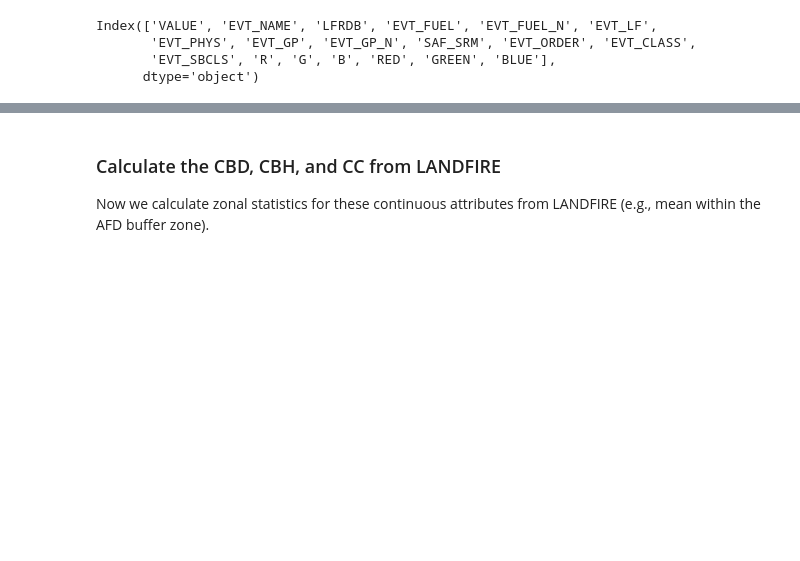
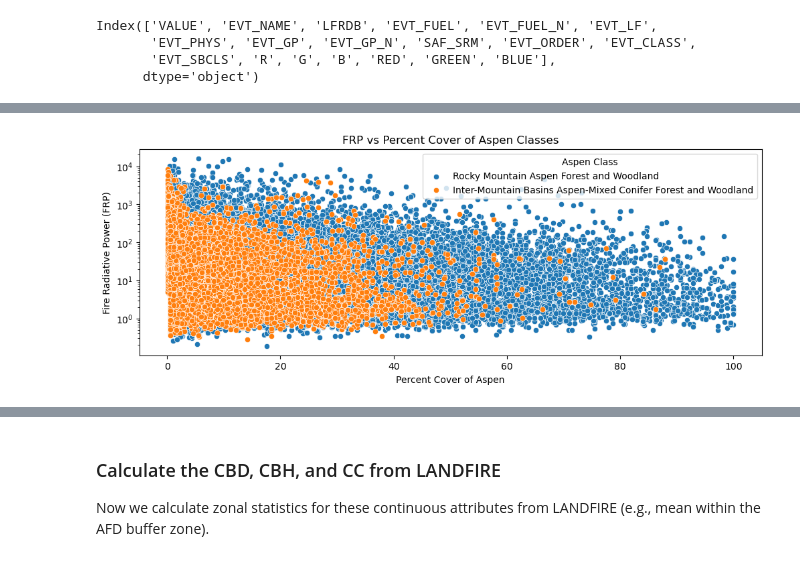
Before and after one commit to natshoff/aspen-fire-fork, a Jupyter notebook: Aim2/code/Python/04afd-landcover-biophys.ipynb, the cells around one changed output, grey strips where cells are left out. Saved outputs shown, nothing was run; the diff lists cells and outputs as text; code cells hidden in the pictures; blank space fills up the shorter version.

```diff
--- a/Aim2/code/Python/04afd-landcover-biophys.ipynb
+++ b/Aim2/code/Python/04afd-landcover-biophys.ipynb
@@ -153,0 +240,23 @@ There are 18 EVT_PHYS categories.
+# %%
+plt.figure(figsize=(12, 4))
+
+frp_plots_aspen_ = frp_evt_srm_aspen[frp_evt_srm_aspen['FRP'] > 0]
+
+for aspen_class in aspen_classes:
+    subset = frp_plots_aspen_[frp_plots_aspen_['EVT_NAME'] == aspen_class]
+    sns.scatterplot(x='pct_cover', y='FRP', data=subset, label=aspen_class)
+
+plt.yscale('log')
+
+plt.title('FRP vs Percent Cover of Aspen Classes')
+plt.xlabel('Percent Cover of Aspen')
+plt.ylabel('Fire Radiative Power (FRP)')
+plt.legend(title='Aspen Class')
+
+# plt.savefig(os.path.join(maindir,'aspen-fire/Aim2/figures/FigX_aspen_frp_scatterplot.png'), dpi=300, bbox_inches='tight')
+
+plt.show()
+
+del frp_plots_aspen_
+# %% [output]
+[figure, added]
```
Also changed, not shown: parts of 20 cells of this notebook, 2 other files.
